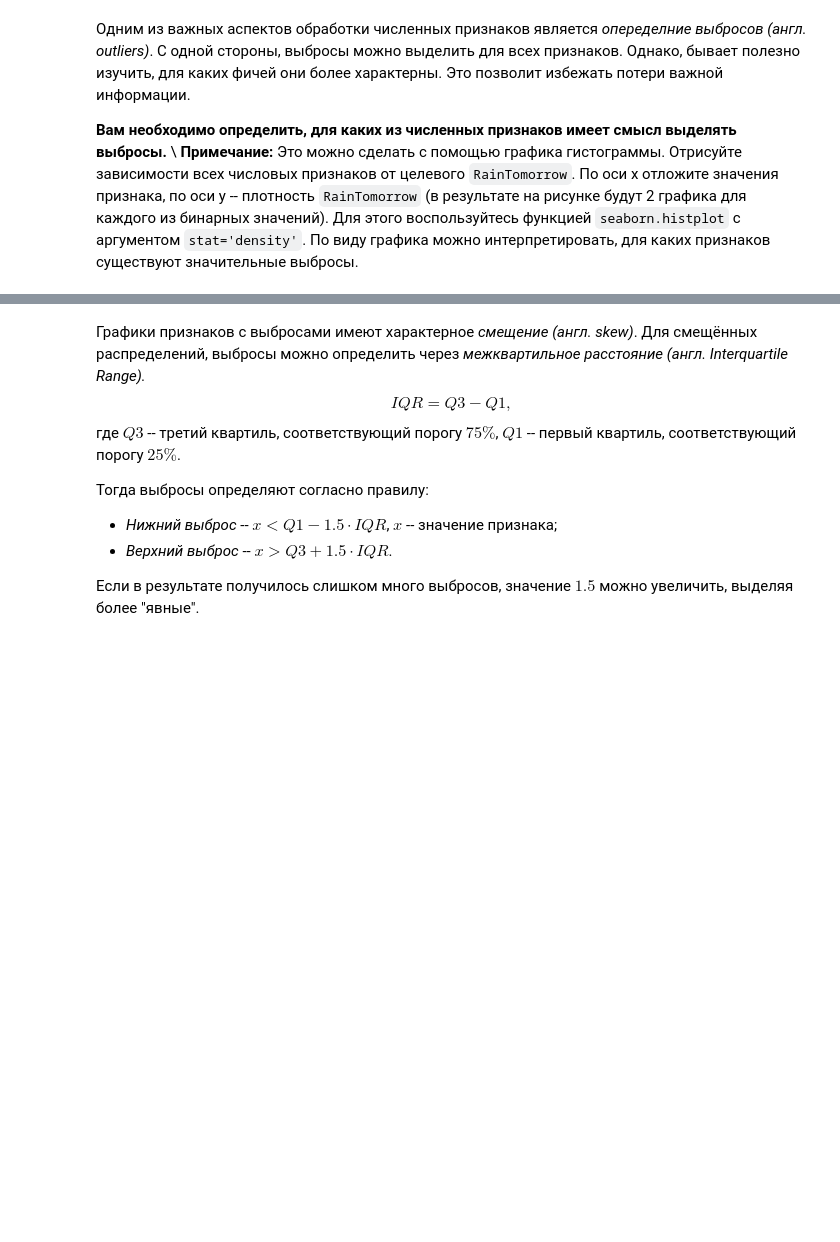
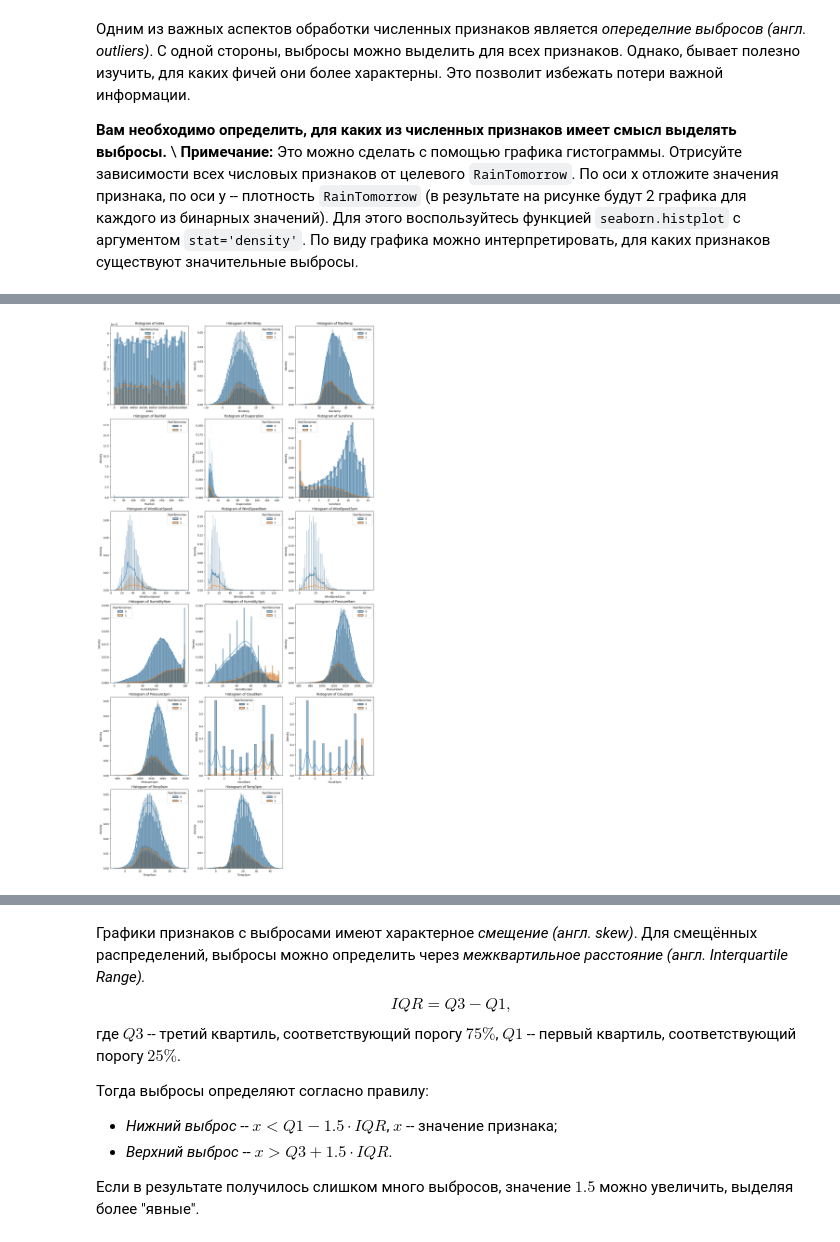
Before and after one commit to Krage56/ml_isp_intro, a Jupyter notebook: hw/hw3/ISP_HW3_LogReg_Opt_HPO.ipynb, the cells around one changed output, grey strips where cells are left out. Drawn from its saved outputs; the diff is of its cells as text; code cells hidden in the pictures; blank space fills up the shorter version.

```diff
--- a/hw/hw3/ISP_HW3_LogReg_Opt_HPO.ipynb
+++ b/hw/hw3/ISP_HW3_LogReg_Opt_HPO.ipynb
@@ -1078,0 +1058,34 @@ round(df_numerical[numerical].describe(), 2)
+# %%
+import seaborn as sns
+import matplotlib.pyplot as plt
+
+# Assuming numerical is a list of column names; if it's not, adjust accordingly
+# e.g., numerical = df_numerical.columns if you want all columns
+
+# Set up the figure with subplots (one per column)
+n_cols = len(numerical)  # Number of columns to plot
+n_rows = (n_cols + 2) // 3  # Adjust rows for a 3-column grid; tweak as needed
+fig, axes = plt.subplots(n_rows, 3, figsize=(15, 5 * n_rows), constrained_layout=True)
+
+# Flatten axes array for easy iteration (in case of multiple rows)
+axes = axes.flatten()
+
+# Loop over each column in numerical
+for i, col in enumerate(numerical):
+    sns.histplot(
+        data=df_numerical,
+        x=col,
+        kde=True,
+        hue="RainTomorrow",
+        stat='density',
+        ax=axes[i]  # Assign each plot to its subplot
+    )
+    axes[i].set_title(f'Histogram of {col}')  # Optional: add title
+
+# Hide any unused subplots (if n_cols < n_rows * 3)
+for j in range(i + 1, len(axes)):
+    axes[j].set_visible(False)
+
+plt.show()
+# %% [output]
+[figure, added]
```
Also changed, not shown: parts of 27 cells of this notebook.
